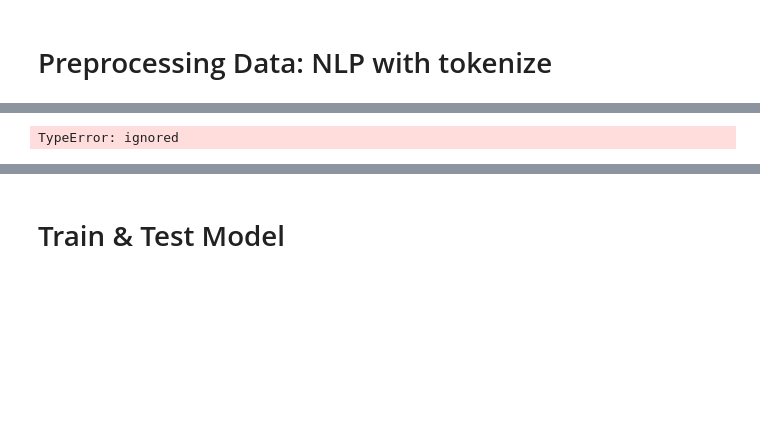
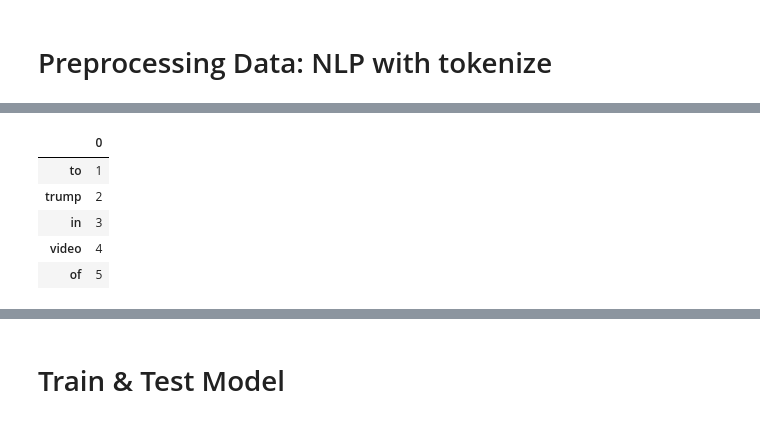
Before and after one commit to Shannon-Watts/fake_news_ML, a Jupyter notebook: fake_news.ipynb, the cells around one changed output, grey strips where cells are left out. Cells and saved outputs as stored; diff of their text form; code cells hidden in the pictures; blank space fills up the shorter version.

```diff
--- a/fake_news.ipynb
+++ b/fake_news.ipynb
@@ -273,11 +200,0 @@ plt.show()
-# %%
-# Bag of words to see most common tokens (SHAN ONLY USE THIS IF DF DOESN'T WORK)
-# instantiate WordNetLennatizer
-wordnet_lemmatizer = WordNetLemmatizer()
-
-# lemmatize into new list
-lemmatized = [wordnet_lemmatizer.lemmatize(title) for title in title_tokenized]
-bow = Counter(lemmatized)
-print(bow.most_common(10))
-# %% [output]
-TypeError: ignored
@@ -287,0 +205,9 @@ TypeError: ignored
+# %%
+word_index_df.head()
+# %% [output]
+|  | 0 |
+| to | 1 |
+| trump | 2 |
+| in | 3 |
+| video | 4 |
+| of | 5 |
```
Also changed, not shown: parts of 21 cells of this notebook.
